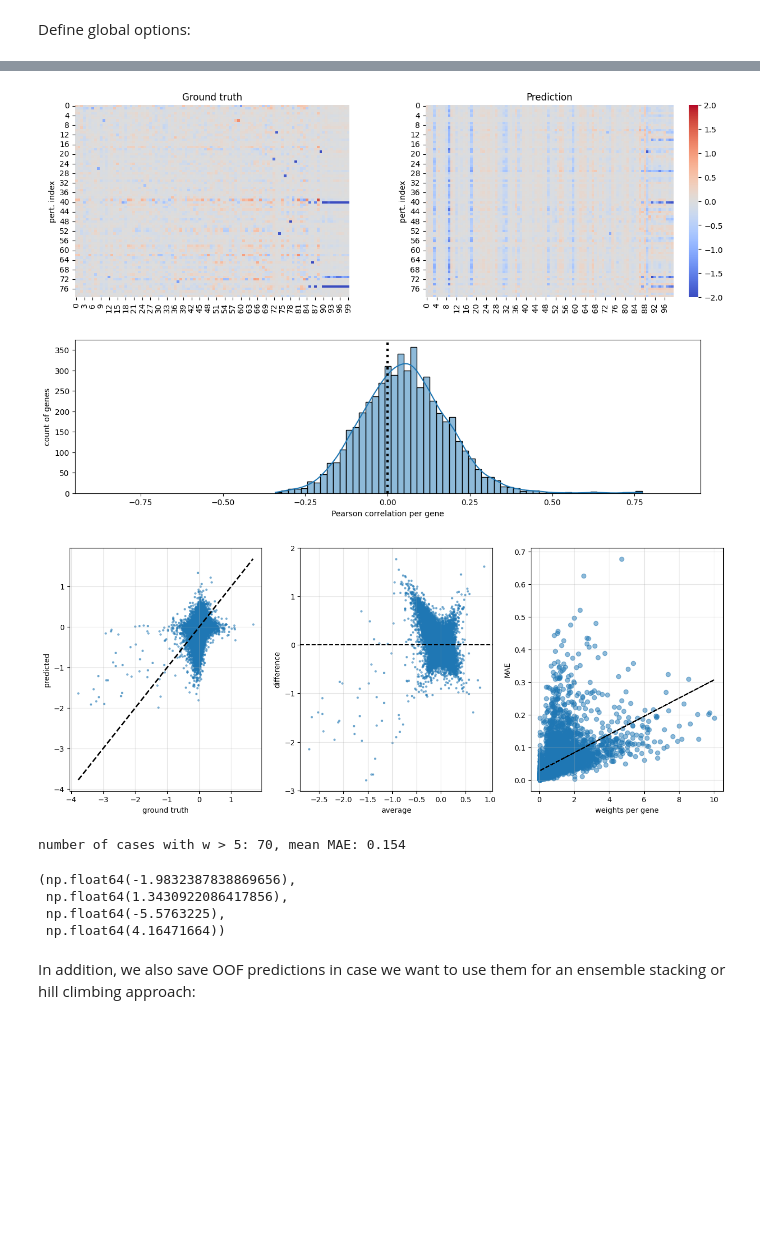
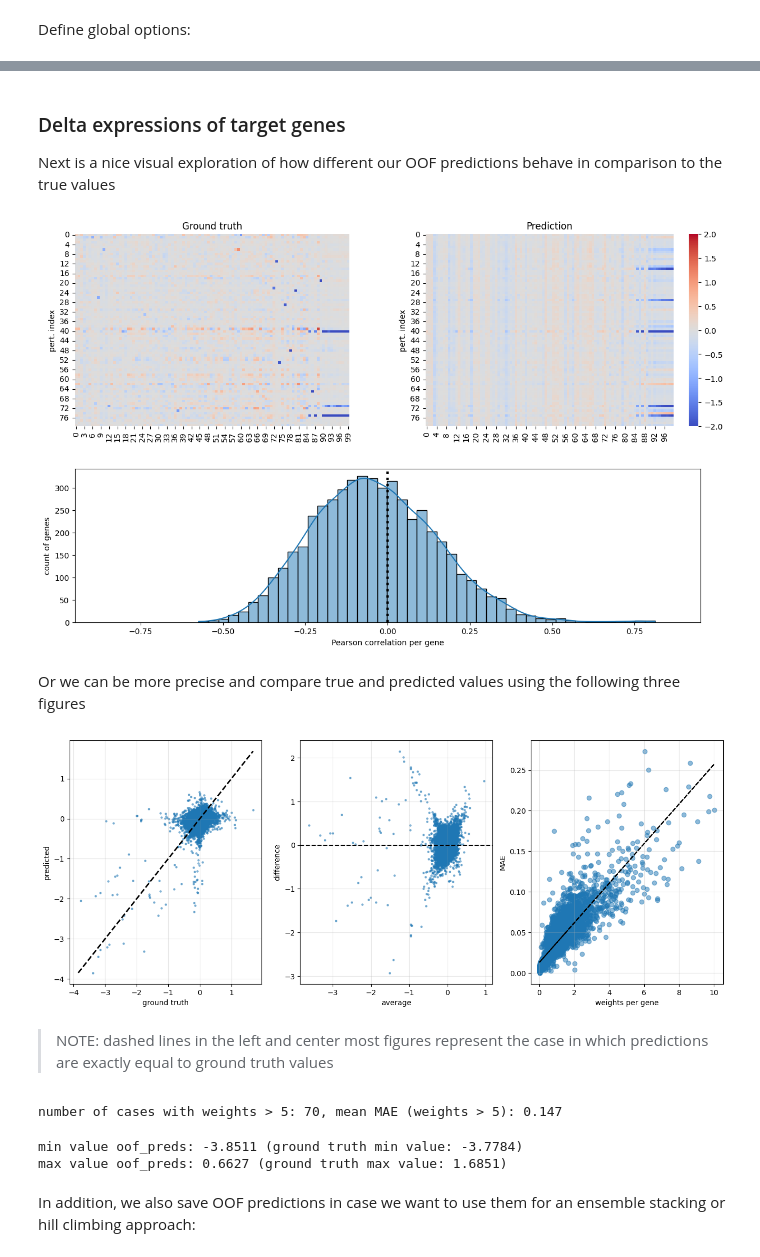
Before and after one commit to fsb2210/myllia-competition, a Jupyter notebook: notebooks/features2ml.ipynb, the cells around one changed output, grey strips where cells are left out. Drawn from its saved outputs; the diff is of its cells as text; code cells hidden in the pictures; blank space fills up the shorter version.

```diff
--- a/notebooks/features2ml.ipynb
+++ b/notebooks/features2ml.ipynb
@@ -89,6 +95,6 @@ submission_fname = f"submissions_{experiment_name}.csv"
 # %%
 # train & validation sets
-X = np.load(f"{data_dir}/processed/X_esm2_stats_train.npy")
-X_val = np.load(f"{data_dir}/processed/X_esm2_stats_val.npy")
-delta_train = np.load(f"{data_dir}/processed/Y_esm2_stats_train.npy")
+X = np.load(f"{data_dir}/processed/X_esm2_pca_train.npy")
+X_val = np.load(f"{data_dir}/processed/X_esm2_pca_val.npy")
+Y = np.load(f"{data_dir}/processed/Y_esm2_pca_train.npy")
 # %% [markdown]
@@ -114,6 +124,8 @@ baseline_true = ground_truth["baseline_wmae"].values
 # %%
 n_internal = 80
 n_external = X.shape[0] - n_internal
+
+# reduce input dimensions using PCA
 if reduce_input_dim:
     pca_in = PCA(n_components=n_latent_in, random_state=random_state)
     X_pca = pca_in.fit_transform(X)
@@ -121,15 +133,17 @@ if reduce_input_dim:
     X = X_pca.copy()
     X_val = X_pca_val.copy()
 
-# scaler = StandardScaler()
-# scaler.fit(X[:n_internal])
-# X = scaler.transform(X)
-# X_val = scaler.transform(X_val)
+# scale input features
+if apply_scaler_to_input:
+    scaler = StandardScaler()
+    scaler.fit(X[:n_internal])
+    X = scaler.transform(X)
+    X_val = scaler.transform(X_val)
 
 # apply PCA to output vector to reduce dims into a latent space
 if reduce_output_dim:
-    delta_internal = delta_train[:n_internal]
+    delta_internal = Y[:n_internal]
     pca_resp = PCA(n_components=n_latent, random_state=random_state)
     pca_resp.fit(delta_internal)
-    delta_pca = pca_resp.transform(delta_train)
+    Y = pca_resp.transform(Y)
 # %%
@@ -244,8 +248,9 @@ training completed in 1414.88 seconds (23.58 minutes)
 # %%
 # average OOF predictions (each sample seen multiple times)
-## oof_preds_train = oof_preds # / oof_counts[:, np.newaxis]
-oof_predictions = oof_preds[:n_internal]
-overall_score, overall_wmae, overall_wcos = compute_metric_by_components(delta_train[:n_internal], oof_predictions, weights_true, baseline_true)
+if any(oof_counts > 1): oof_preds = oof_preds / oof_counts[:, np.newaxis]
+
+oof_predictions = oof_preds
+overall_score, overall_wmae, overall_wcos = compute_metric_by_components(Y, oof_predictions, weights_true, baseline_true)
 
 median_scale = np.median(scaling_factors)
 val_preds *= median_scale
@@ -300,3 +311,7 @@ ax.legend(loc="best", frameon=True, framealpha=0.95);
+# %% [markdown]
+### Delta expressions of target genes
+
+Next is a nice visual exploration of how different our OOF predictions behave in comparison to the true values
 # %%
 # calculate correlation per gene (axis=0)
 corrs = []
@@ -308,9 +323,9 @@ for i in range(delta_true.shape[1]):
 corrs = np.array(corrs)
 # %%
 # select top 50 most variable genes based on ground truth variance
-gene_vars = np.var(delta_train[:n_internal,:], axis=0)
+gene_vars = np.var(Y, axis=0)
 top_idx = np.argsort(gene_vars)[-100:]
-y_true_subset = delta_train[:n_internal, top_idx]
+y_true_subset = Y[:, top_idx]
 pred_subset = oof_predictions[:, top_idx]
 
 fig_shape = (16, 9)
@@ -337,47 +352,51 @@ ax3.set_ylabel("count of genes")
 
 if save_files: plt.savefig(fig_fname);
 # %% [output]
-[figure, old version]
+[figure, new version]
+# %% [markdown]
+Or we can be more precise and compare true and predicted values using the following three figures
 # %%
 fig, ax = plt.subplots(figsize=(16, 6), ncols=3)
 
 # 1. scatter plot
-y_flat = delta_true.flatten()
+y_flat = Y.flatten()
 pred_flat = oof_predictions.flatten()
 
 ax[0].set_xlabel("ground truth")
 ax[0].set_ylabel("predicted")
 ax[0].scatter(y_flat, pred_flat, alpha=0.5, s=5) # Alpha makes it readable for dense data
 min_val = min(y_flat.min(), pred_flat.min())
 max_val = max(y_flat.max(), pred_flat.max())
 ax[0].plot([min_val, max_val], [min_val, max_val], color="black", ls="--", lw=2)
 ax[0].grid(True, alpha=0.3)
 
 # 2. Bland-Altman plot
-mean_vals = (delta_true + oof_predictions) / 2
-diff_vals = delta_true - oof_predictions
+mean_vals = (Y + oof_predictions) / 2
+diff_vals = Y - oof_predictions
 
 ax[1].scatter(mean_vals.flatten(), diff_vals.flatten(), alpha=0.5, s=5)
 ax[1].axhline(0, color='black', linestyle='--')
 ax[1].set_xlabel("average")
 ax[1].set_ylabel("difference")
 ax[1].grid(True, alpha=0.3)
 
 # 3. w vs MAE
-mae_per_gene = np.mean(np.abs(delta_true - oof_predictions), axis=0)
+mae_per_gene = np.mean(np.abs(Y - oof_predictions), axis=0)
 w_per_gene = weights_true.mean(axis=0)
 z = np.polyfit(w_per_gene, mae_per_gene, 1)
 p = np.poly1d(z)
 
 ax[2].scatter(w_per_gene, mae_per_gene, alpha=0.5)
 ax[2].set_xlabel("weights per gene")
 ax[2].set_ylabel("MAE")
 ax[2].grid(True, alpha=0.3)
 ax[2].plot(w_per_gene, p(w_per_gene), color="black", ls="--");
 # %% [output]
-[figure, old version]
+[figure, new version]
+# %% [markdown]
+> NOTE: dashed lines in the left and center most figures represent the case in which predictions are exactly equal to ground truth values
 # %%
 mask = w_per_gene > 5
-print(f"number of cases with w > 5: {mae_per_gene[mask].shape[0]}, mean MAE: {mae_per_gene[mask].mean():.3f}")
+print(f"number of cases with weights > 5: {mae_per_gene[mask].shape[0]}, mean MAE (weights > 5): {mae_per_gene[mask].mean():.3f}")
 # %% [output]
-number of cases with w > 5: 70, mean MAE: 0.154
+number of cases with weights > 5: 70, mean MAE (weights > 5): 0.147
@@ -390,10 +403,9 @@ number of cases with w > 5: 70, mean MAE: 0.154
-# %%
-oof_predictions.min(), oof_predictions.max(), delta_train.min(), delta_train.max()
-# %% [output]
-(np.float64(-1.9832387838869656),
- np.float64(1.3430922086417856),
- np.float64(-5.5763225),
- np.float64(4.16471664))
+# %%
+print(f"min value oof_preds: {oof_predictions.min():.4f} (ground truth min value: {Y.min():.4f})")
+print(f"max value oof_preds: {oof_predictions.max():.4f} (ground truth max value: {Y.max():.4f})")
+# %% [output]
+min value oof_preds: -3.8511 (ground truth min value: -3.7784)
+max value oof_preds: 0.6627 (ground truth max value: 1.6851)
 # %% [markdown]
 In addition, we also save OOF predictions in case we want to use them for an ensemble stacking or hill climbing approach:
 # %%
```
Also changed, not shown: parts of 25 cells of this notebook.
